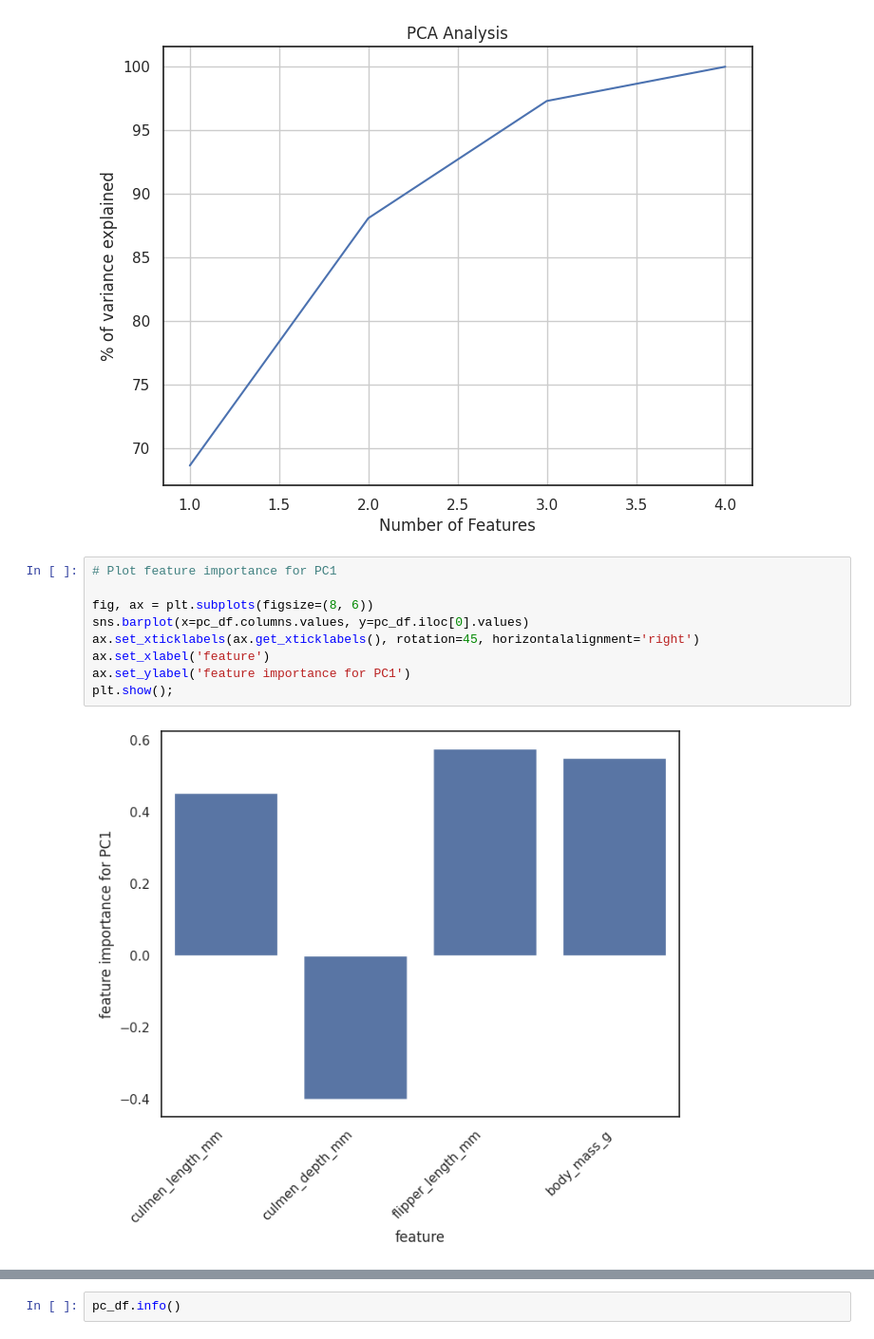
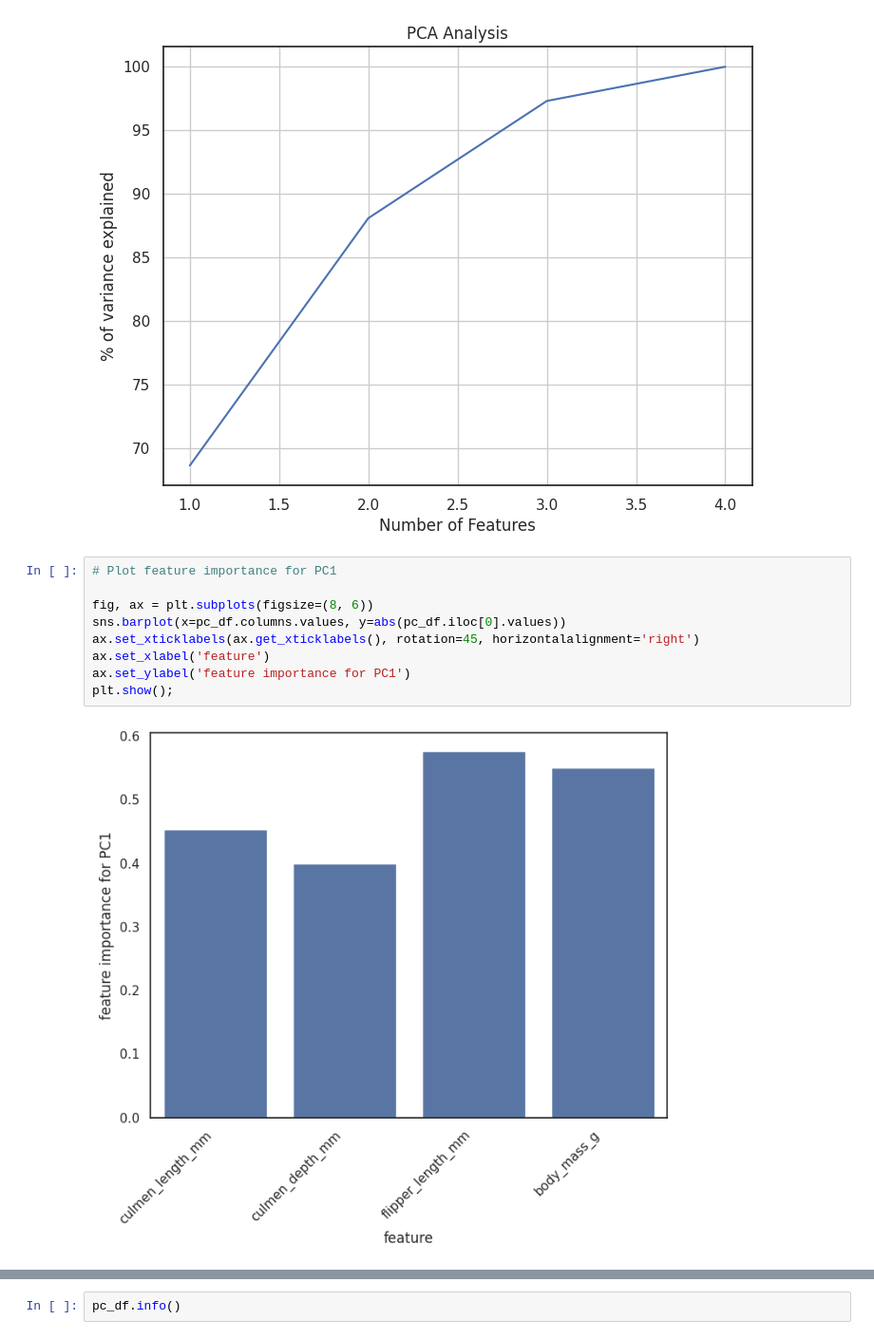
Before and after one commit to ua-datalab/MLWorkshops, a Jupyter notebook: Dimensionality_Reduction/Dimensionality_Reduction.ipynb, the cells around one changed output, grey strips where cells are left out. Shown at 95% size. Cells and saved outputs as stored; diff of their text form.

Commit message:
Update explanations and add figures

```diff
--- a/Dimensionality_Reduction/Dimensionality_Reduction.ipynb
+++ b/Dimensionality_Reduction/Dimensionality_Reduction.ipynb
@@ -251,14 +253,14 @@ plt.show();
 # %%
 # Plot feature importance for PC1
 
 fig, ax = plt.subplots(figsize=(8, 6))
-sns.barplot(x=pc_df.columns.values, y=pc_df.iloc[0].values)
+sns.barplot(x=pc_df.columns.values, y=abs(pc_df.iloc[0].values))
 ax.set_xticklabels(ax.get_xticklabels(), rotation=45, horizontalalignment='right')
 ax.set_xlabel('feature')
 ax.set_ylabel('feature importance for PC1')
 plt.show();
 # %% [output]
-[figure, old version]
+[figure, new version]
 # %%
 # Plot feature importance for PC2
 
```
Also changed, not shown: parts of 15 cells of this notebook.
